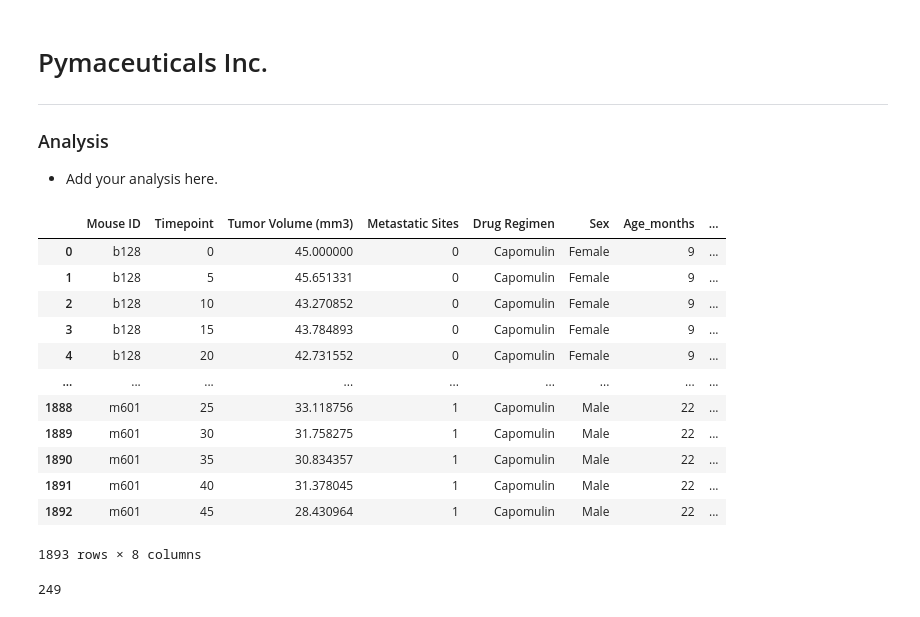
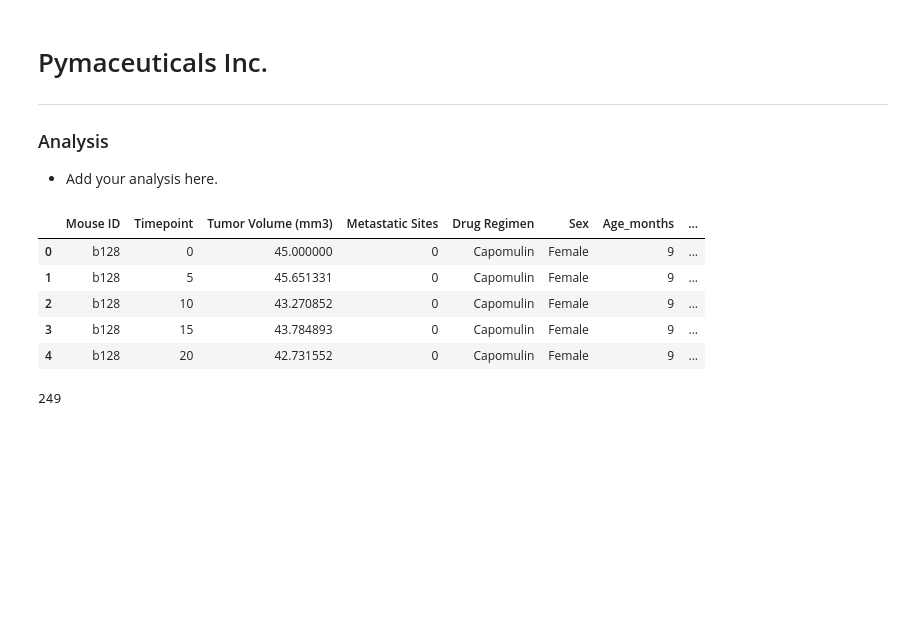
Before and after one commit to EBPaz/Plotting_Challenge, a Jupyter notebook: Pymaceuticals/pymaceuticals_starter.ipynb, the cells around one changed output. Cells and saved outputs as stored; diff of their text form; code cells hidden in the pictures; blank space fills up the shorter version.

```diff
--- a/Pymaceuticals/pymaceuticals_starter.ipynb
+++ b/Pymaceuticals/pymaceuticals_starter.ipynb
@@ -8,37 +8,30 @@
 # %%
 # Dependencies and Setup
 import matplotlib.pyplot as plt
 import pandas as pd
 import scipy.stats as st
 import numpy as np
 
 # Study data files
 mouse_metadata_path = "data/Mouse_metadata.csv"
 study_results_path = "data/Study_results.csv"
 
 # Read the mouse data and the study results
 mouse_metadata = pd.read_csv(mouse_metadata_path)
 study_results = pd.read_csv(study_results_path)
 
 # Combine the data into a single DataFrame
 pymaceutical_main=pd.merge(study_results, mouse_metadata, how ="outer", on = "Mouse ID")
 
 # Display the data table for preview
-pymaceutical_main
+pymaceutical_main.head()
 # %% [output]
 |  | Mouse ID | Timepoint | Tumor Volume (mm3) | Metastatic Sites | Drug Regimen | Sex | Age_months | ... |
 | 0 | b128 | 0 | 45.000000 | 0 | Capomulin | Female | 9 | ... |
 | 1 | b128 | 5 | 45.651331 | 0 | Capomulin | Female | 9 | ... |
 | 2 | b128 | 10 | 43.270852 | 0 | Capomulin | Female | 9 | ... |
 | 3 | b128 | 15 | 43.784893 | 0 | Capomulin | Female | 9 | ... |
 | 4 | b128 | 20 | 42.731552 | 0 | Capomulin | Female | 9 | ... |
-| ... | ... | ... | ... | ... | ... | ... | ... | ... |
-| 1888 | m601 | 25 | 33.118756 | 1 | Capomulin | Male | 22 | ... |
-| 1889 | m601 | 30 | 31.758275 | 1 | Capomulin | Male | 22 | ... |
-| 1890 | m601 | 35 | 30.834357 | 1 | Capomulin | Male | 22 | ... |
-| 1891 | m601 | 40 | 31.378045 | 1 | Capomulin | Male | 22 | ... |
-| 1892 | m601 | 45 | 28.430964 | 1 | Capomulin | Male | 22 | ... |
-1893 rows × 8 columns
 # %%
 # Checking the number of mice.
 mice = pymaceutical_main["Mouse ID"].nunique()
```
Also changed, not shown: parts of 9 cells of this notebook.
